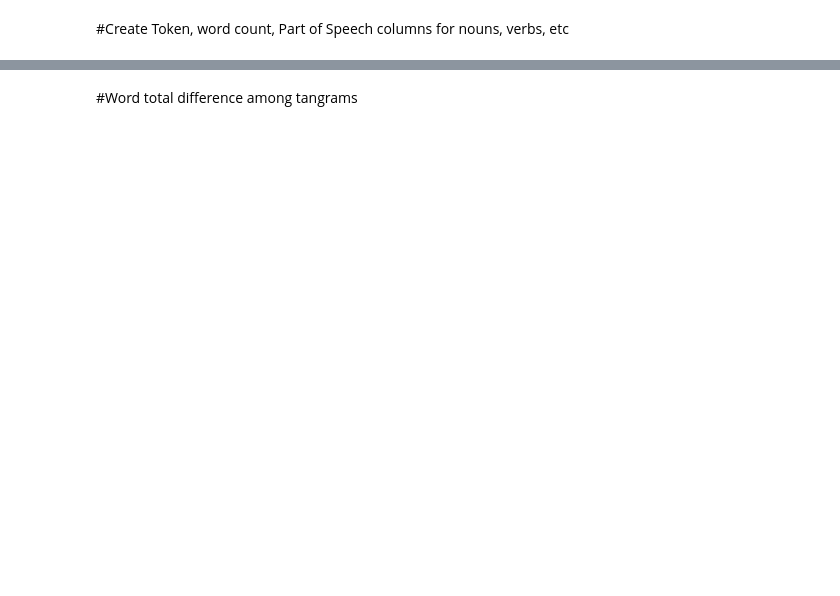
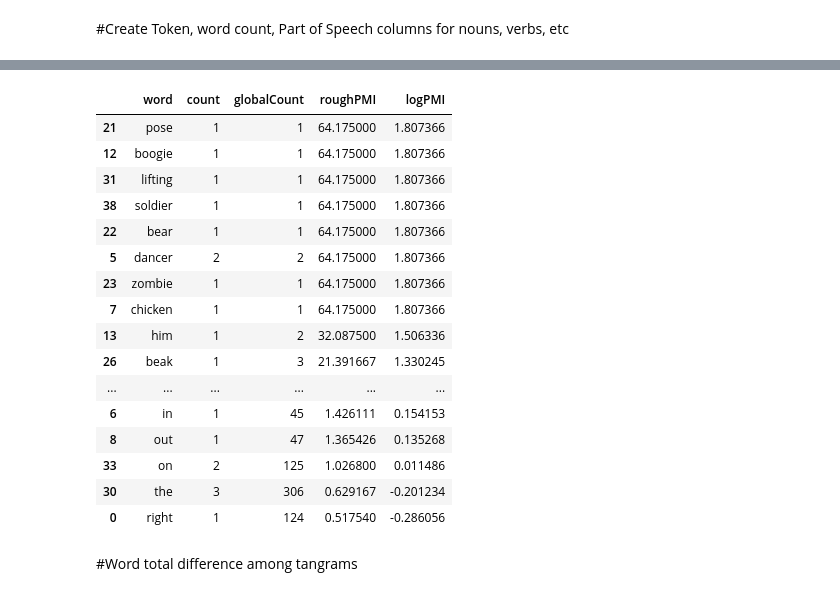
Before and after one commit to hawkrobe/tangrams_replication, a Jupyter notebook: ipython_notebooks/CSLI_pres.ipynb, the cells around one changed output, grey strips where cells are left out. Saved outputs shown, nothing was run; the diff lists cells and outputs as text; code cells hidden in the pictures; blank space fills up the shorter version.

```diff
--- a/ipython_notebooks/CSLI_pres.ipynb
+++ b/ipython_notebooks/CSLI_pres.ipynb
@@ -145,3 +311,82 @@ height has been deprecated.
+# %%
+import itertools
+from collections import Counter
+import math
+
+#https://en.wikipedia.org/wiki/Pointwise_mutual_information
+
+
+#calculate the probability for words given tangram A ------ p(x|y)
+#indic is dataframe just looking at tangram A over round 1
+indicA = test2.copy()
+indicA = indicA[indicA.tangram == 'A']
+indicA = indicA[indicA.roundNum == '6']
+
+#mydictA turns all of the tokens used to talk about tangram A over round 1 into a dictionary
+mydictA = indicA['tokens'].tolist()
+mydictA = [item for sublist in mydictA for item in sublist]
+#get dictionary counter for words used for tangram A
+mydictA = Counter(mydictA)
+#total num words for A
+totalWordsA = sum(mydictA.values())
+
+#convert to normal dictionary in order to pull out counts more easily
+normA = mydictA.items()
+conditionalA = float(normA[1][1])/totalA
+
+#allTangrams is a dataframe to look at the utterances for all tangrams in round 1
+allTangrams = test2.copy()
+allTangrams = allTangrams[allTangrams.roundNum == '1']
+#create dictionary for all words used in round 1
+mydictALL = allTangrams['tokens'].tolist()
+mydictALL = [item for sublist in mydictALL for item in sublist]
+#get dictionary counter for words used for tangram A
+mydictALL = Counter(mydictALL)
+#calculate the total number of words used for all tangrams in round 1
+totalWordsAllTangrams = float(sum(mydictALL.values()))
+#bottomA = 9.0/totalWordsAllTangrams
+
+mydictALL['think']
+#allTangrams
+math.log10(conditionalA/bottomA)
+#bottomA
+
+#dataframe to look at words and their counts for tangram A in round 1
+indicatorAdf = pd.DataFrame(mydictA.items(), columns=['word', 'count'])
+
+#dataframe to look at words and their count used across all tangrams in round 1
+allTangramsdf = pd.DataFrame(mydictALL.items(), columns=['word', 'globalCount'])
+
+#merge indicatorAdf and allTangramsdf so that we can look at a words count for tangram A and its count among all grams
+indicatorAdf = pd.merge(indicatorAdf, allTangramsdf, on='word', how='inner')
+#create a new column to calculate the PMI for each word for tangram A in round 1
+#the equation is like this: log((P(word|A)/P(word))). The P(word) is looking at the global likelihood of that word being used
+#among all the tangrams
+
+#calculate PMI without log first. Having trouble with float issues.
+indicatorAdf['roughPMI'] = (indicatorAdf['count']/totalWordsA)/(indicatorAdf['globalCount']/totalWordsAllTangrams)
+#caculate the logPMI (aka the PMI formula)
+indicatorAdf['logPMI'] = [math.log10(num) for num in indicatorAdf['roughPMI']]
+#sort the logPMI values in descending order
+indicatorAdf.sort(['logPMI'], ascending=0)
+# %% [output]
+|  | word | count | globalCount | roughPMI | logPMI |
+| 21 | pose | 1 | 1 | 64.175000 | 1.807366 |
+| 12 | boogie | 1 | 1 | 64.175000 | 1.807366 |
+| 31 | lifting | 1 | 1 | 64.175000 | 1.807366 |
+| 38 | soldier | 1 | 1 | 64.175000 | 1.807366 |
+| 22 | bear | 1 | 1 | 64.175000 | 1.807366 |
+| 5 | dancer | 2 | 2 | 64.175000 | 1.807366 |
+| 23 | zombie | 1 | 1 | 64.175000 | 1.807366 |
+| 7 | chicken | 1 | 1 | 64.175000 | 1.807366 |
+| 13 | him | 1 | 2 | 32.087500 | 1.506336 |
+| 26 | beak | 1 | 3 | 21.391667 | 1.330245 |
+| ... | ... | ... | ... | ... | ... |
+| 6 | in | 1 | 45 | 1.426111 | 0.154153 |
+| 8 | out | 1 | 47 | 1.365426 | 0.135268 |
+| 33 | on | 2 | 125 | 1.026800 | 0.011486 |
+| 30 | the | 3 | 306 | 0.629167 | -0.201234 |
+| 0 | right | 1 | 124 | 0.517540 | -0.286056 |
 # %% [markdown]
 #Word total difference among tangrams
 # %%
```
Also changed, not shown: parts of 12 cells of this notebook.
